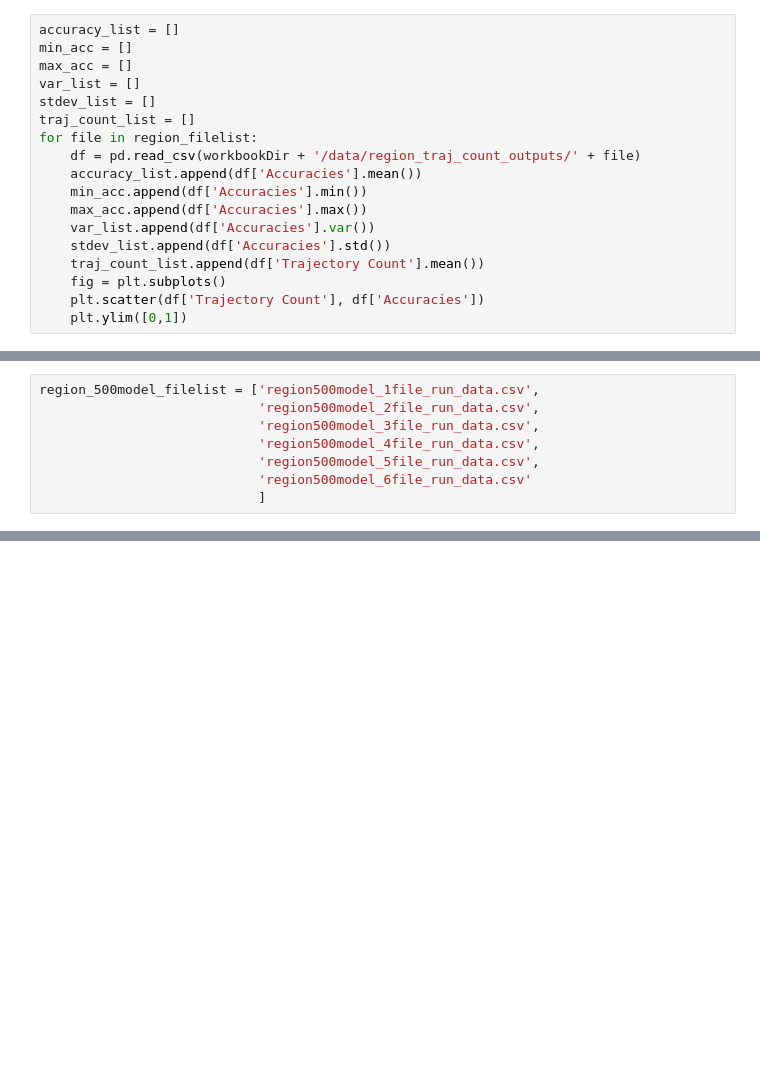
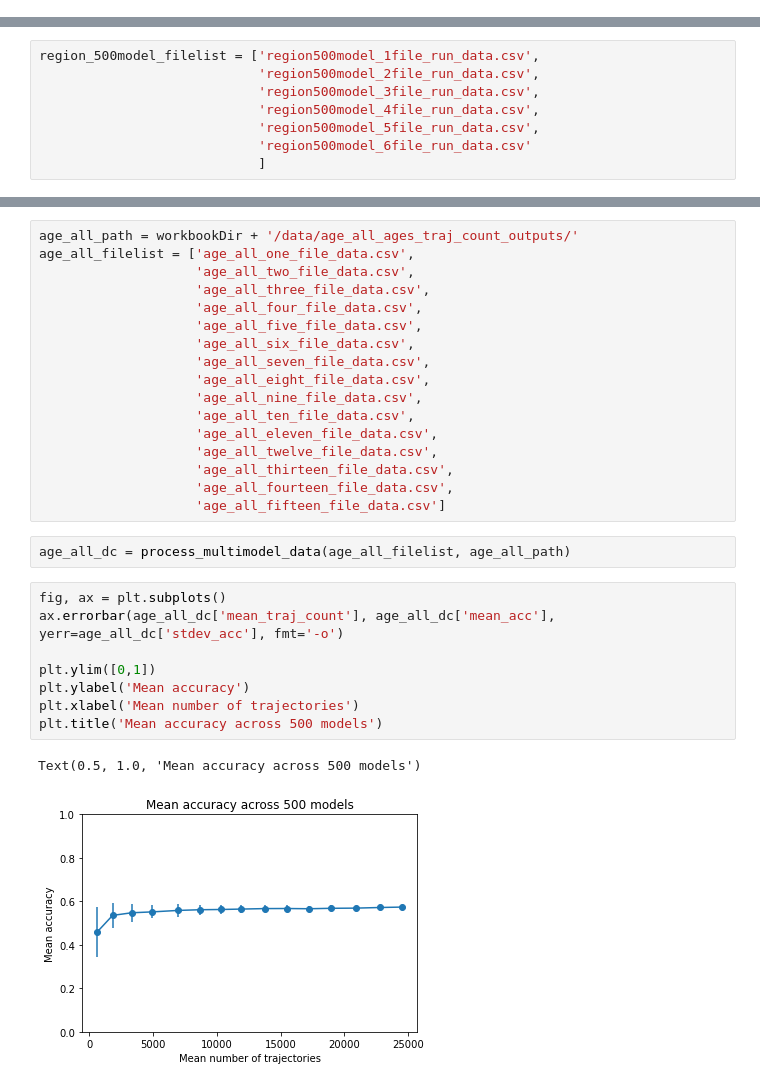
Before and after one commit to Nance-Lab/diff_predictor, a Jupyter notebook: notebooks/age_traj_count_analysis.ipynb, the cells around one changed output, grey strips where cells are left out. Saved outputs shown, nothing was run; the diff lists cells and outputs as text; blank space fills up the shorter version.

```diff
--- a/notebooks/age_traj_count_analysis.ipynb
+++ b/notebooks/age_traj_count_analysis.ipynb
@@ -223,18 +19,0 @@ region_filelist = ['one_file_run_data.csv',
-# %%
-accuracy_list = []
-min_acc = []
-max_acc = []
-var_list = []
-stdev_list = []
-traj_count_list = []
-for file in region_filelist:
-    df = pd.read_csv(workbookDir + '/data/region_traj_count_outputs/' + file)
-    accuracy_list.append(df['Accuracies'].mean())
-    min_acc.append(df['Accuracies'].min())
-    max_acc.append(df['Accuracies'].max())
-    var_list.append(df['Accuracies'].var())
-    stdev_list.append(df['Accuracies'].std())
-    traj_count_list.append(df['Trajectory Count'].mean())
-    fig = plt.subplots()
-    plt.scatter(df['Trajectory Count'], df['Accuracies'])
-    plt.ylim([0,1])
@@ -649,0 +382,30 @@ Text(0.5, 1.0, 'Mean Accuracy vs Standard deviation for random file subsets')
+# %%
+age_all_path = workbookDir + '/data/age_all_ages_traj_count_outputs/'
+age_all_filelist = ['age_all_one_file_data.csv',
+                    'age_all_two_file_data.csv',
+                    'age_all_three_file_data.csv',
+                    'age_all_four_file_data.csv',
+                    'age_all_five_file_data.csv',
+                    'age_all_six_file_data.csv',
+                    'age_all_seven_file_data.csv',
+                    'age_all_eight_file_data.csv',
+                    'age_all_nine_file_data.csv',
+                    'age_all_ten_file_data.csv',
+                    'age_all_eleven_file_data.csv',
+                    'age_all_twelve_file_data.csv',
+                    'age_all_thirteen_file_data.csv',
+                    'age_all_fourteen_file_data.csv',
+                    'age_all_fifteen_file_data.csv']
+# %%
+age_all_dc = process_multimodel_data(age_all_filelist, age_all_path)
+# %%
+fig, ax = plt.subplots()
+ax.errorbar(age_all_dc['mean_traj_count'], age_all_dc['mean_acc'], yerr=age_all_dc['stdev_acc'], fmt='-o')
+
+plt.ylim([0,1])
+plt.ylabel('Mean accuracy')
+plt.xlabel('Mean number of trajectories')
+plt.title('Mean accuracy across 500 models')
+# %% [output]
+Text(0.5, 1.0, 'Mean accuracy across 500 models')
+[figure, added]
```
Also changed, not shown: parts of 118 cells of this notebook, 8 other files.
